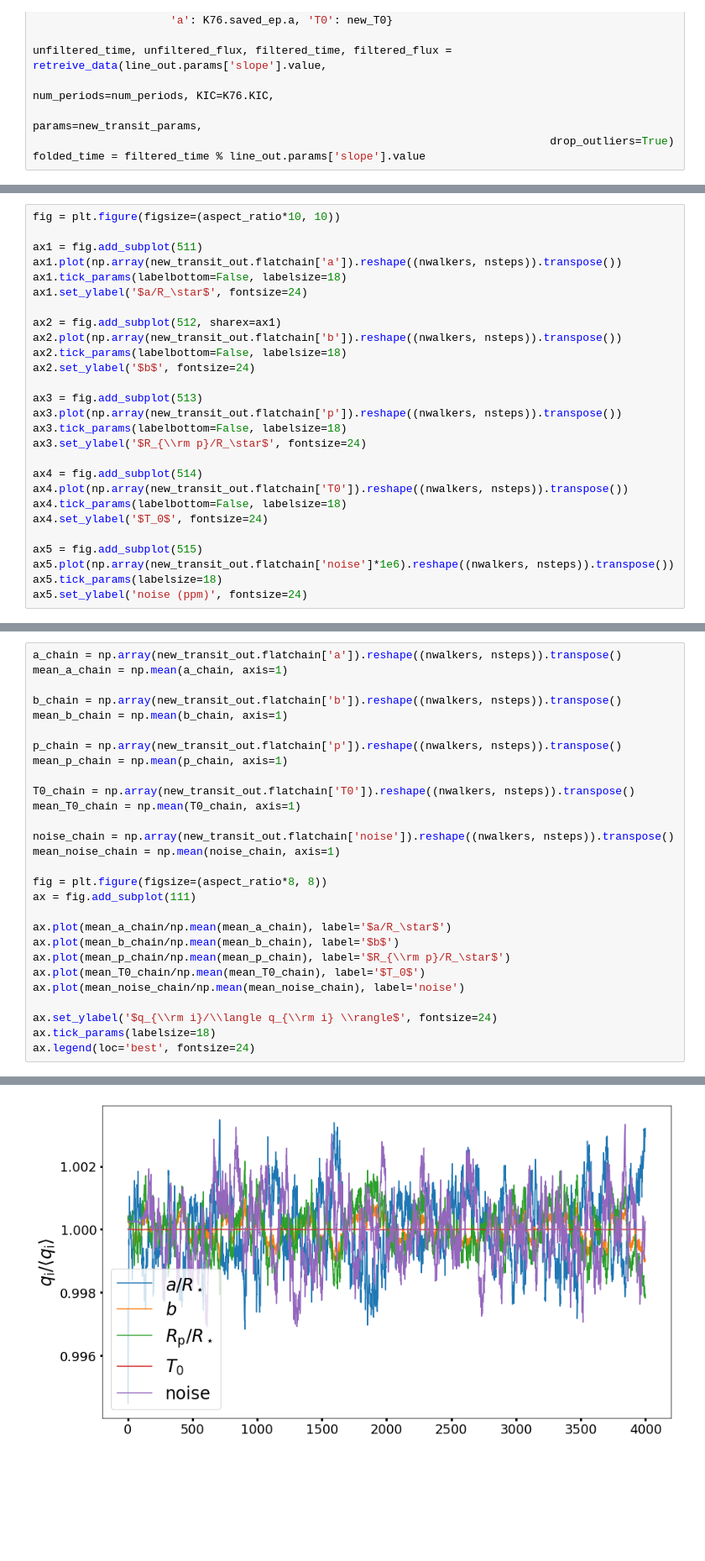
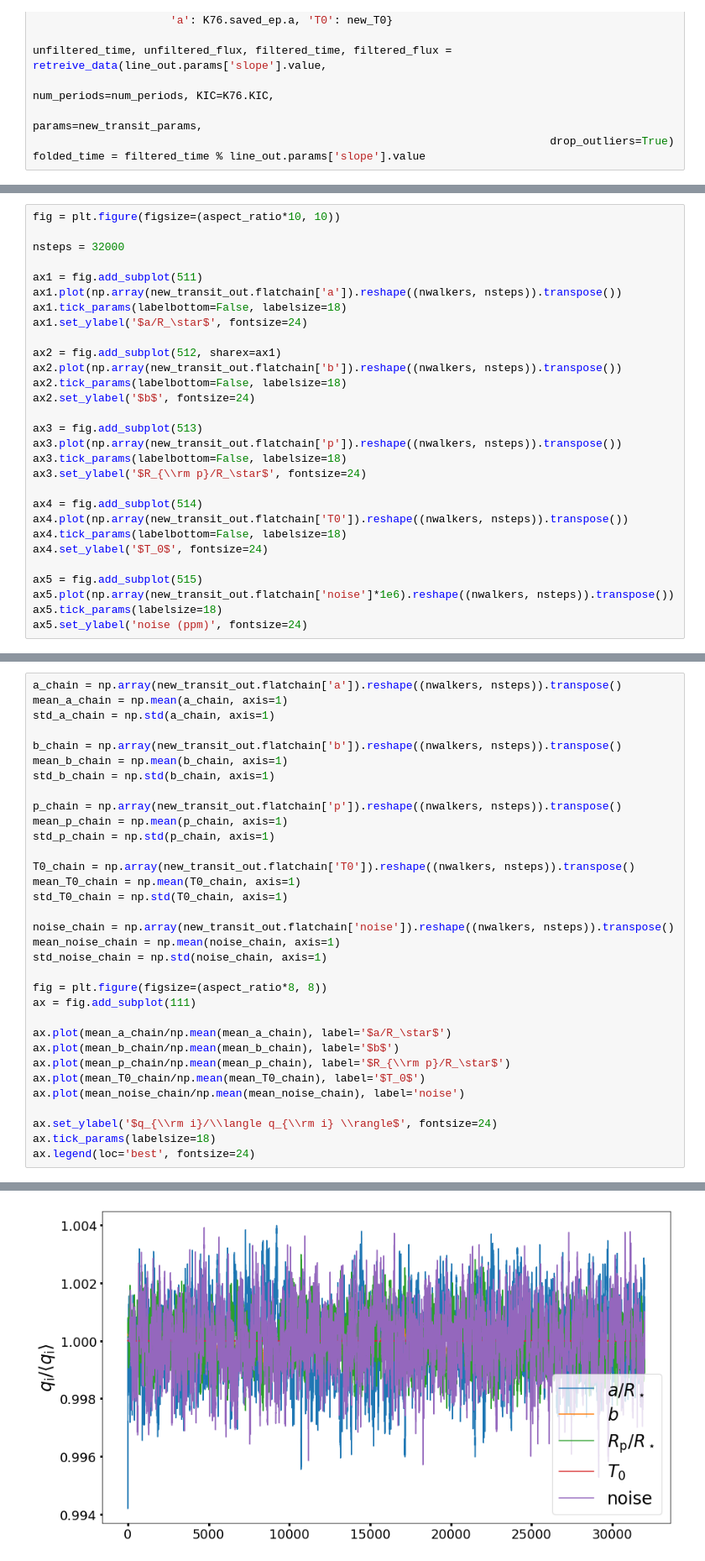
Before and after one commit to BoiseStatePlanetary/effective-guacamole, a Jupyter notebook: Analysis_of_Kepler76b.ipynb, the cells around one changed output, grey strips where cells are left out. Shown at 84% size. Cells and saved outputs as stored; diff of their text form; blank space fills up the shorter version.

```diff
--- a/Analysis_of_Kepler76b.ipynb
+++ b/Analysis_of_Kepler76b.ipynb
@@ -705,6 +702,8 @@ quadLimb     0.304     -inf      inf     None    False     None     None
 None
 # %%
 fig = plt.figure(figsize=(aspect_ratio*10, 10))
+
+nsteps = 32000
 
 ax1 = fig.add_subplot(511)
 ax1.plot(np.array(new_transit_out.flatchain['a']).reshape((nwalkers, nsteps)).transpose())
@@ -736,34 +735,39 @@ Text(0,0.5,'noise (ppm)')
 # %%
 a_chain = np.array(new_transit_out.flatchain['a']).reshape((nwalkers, nsteps)).transpose()
 mean_a_chain = np.mean(a_chain, axis=1)
+std_a_chain = np.std(a_chain, axis=1)
 
 b_chain = np.array(new_transit_out.flatchain['b']).reshape((nwalkers, nsteps)).transpose()
 mean_b_chain = np.mean(b_chain, axis=1)
+std_b_chain = np.std(b_chain, axis=1)
 
 p_chain = np.array(new_transit_out.flatchain['p']).reshape((nwalkers, nsteps)).transpose()
 mean_p_chain = np.mean(p_chain, axis=1)
+std_p_chain = np.std(p_chain, axis=1)
 
 T0_chain = np.array(new_transit_out.flatchain['T0']).reshape((nwalkers, nsteps)).transpose()
 mean_T0_chain = np.mean(T0_chain, axis=1)
+std_T0_chain = np.std(T0_chain, axis=1)
 
 noise_chain = np.array(new_transit_out.flatchain['noise']).reshape((nwalkers, nsteps)).transpose()
 mean_noise_chain = np.mean(noise_chain, axis=1)
+std_noise_chain = np.std(noise_chain, axis=1)
 
 fig = plt.figure(figsize=(aspect_ratio*8, 8))
 ax = fig.add_subplot(111)
 
 ax.plot(mean_a_chain/np.mean(mean_a_chain), label='$a/R_\star$')
 ax.plot(mean_b_chain/np.mean(mean_b_chain), label='$b$')
 ax.plot(mean_p_chain/np.mean(mean_p_chain), label='$R_{\\rm p}/R_\star$')
 ax.plot(mean_T0_chain/np.mean(mean_T0_chain), label='$T_0$')
 ax.plot(mean_noise_chain/np.mean(mean_noise_chain), label='noise')
 
 ax.set_ylabel('$q_{\\rm i}/\\langle q_{\\rm i} \\rangle$', fontsize=24)
 ax.tick_params(labelsize=18)
 ax.legend(loc='best', fontsize=24)
 # %% [output]
 <matplotlib.legend.Legend at 0x...>
-[figure, old version]
+[figure, new version]
 # %%
 fig = plt.figure(figsize=(aspect_ratio*8, 8))
 ax = fig.add_subplot(111)
```
Also changed, not shown: parts of 8 cells of this notebook.
